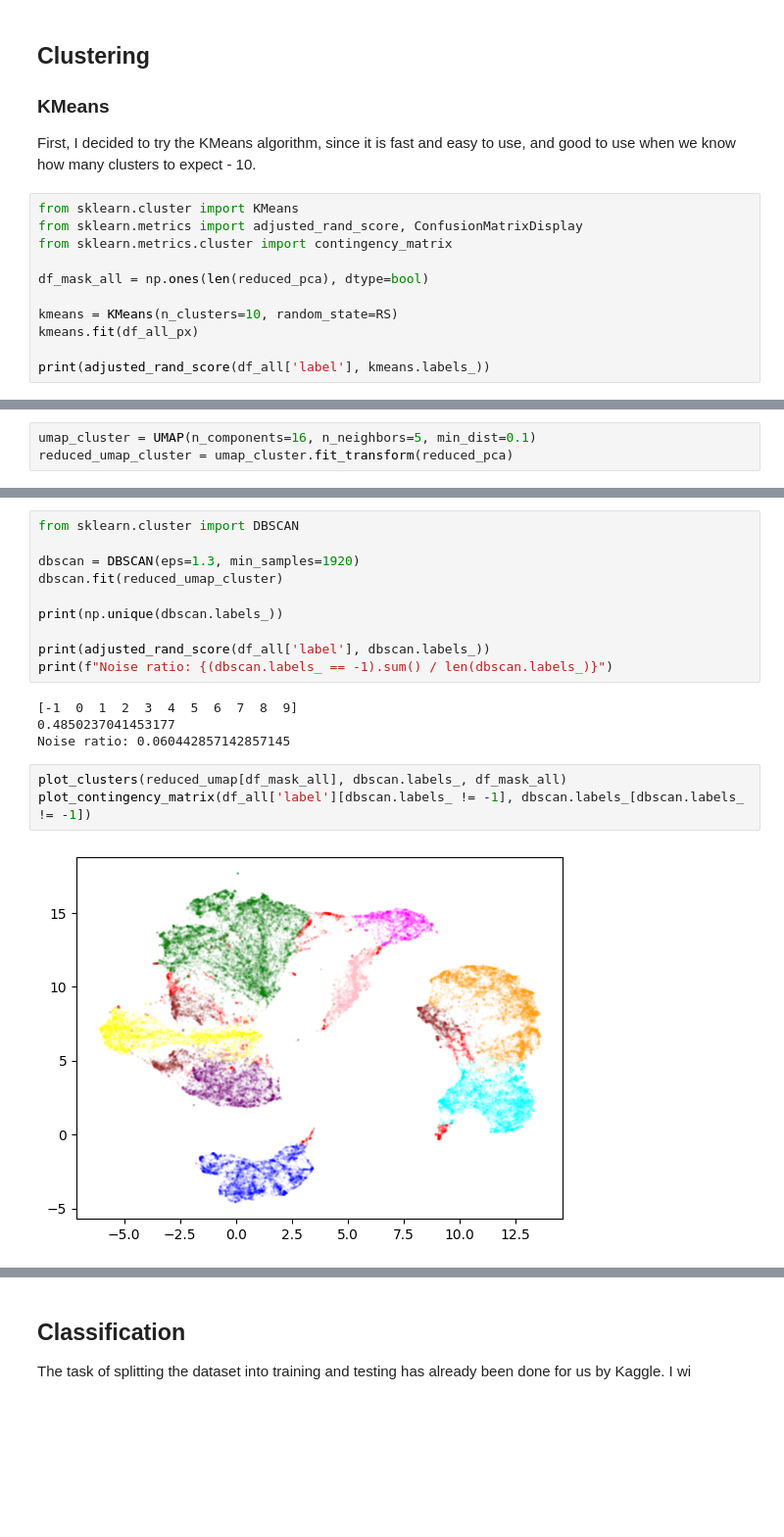
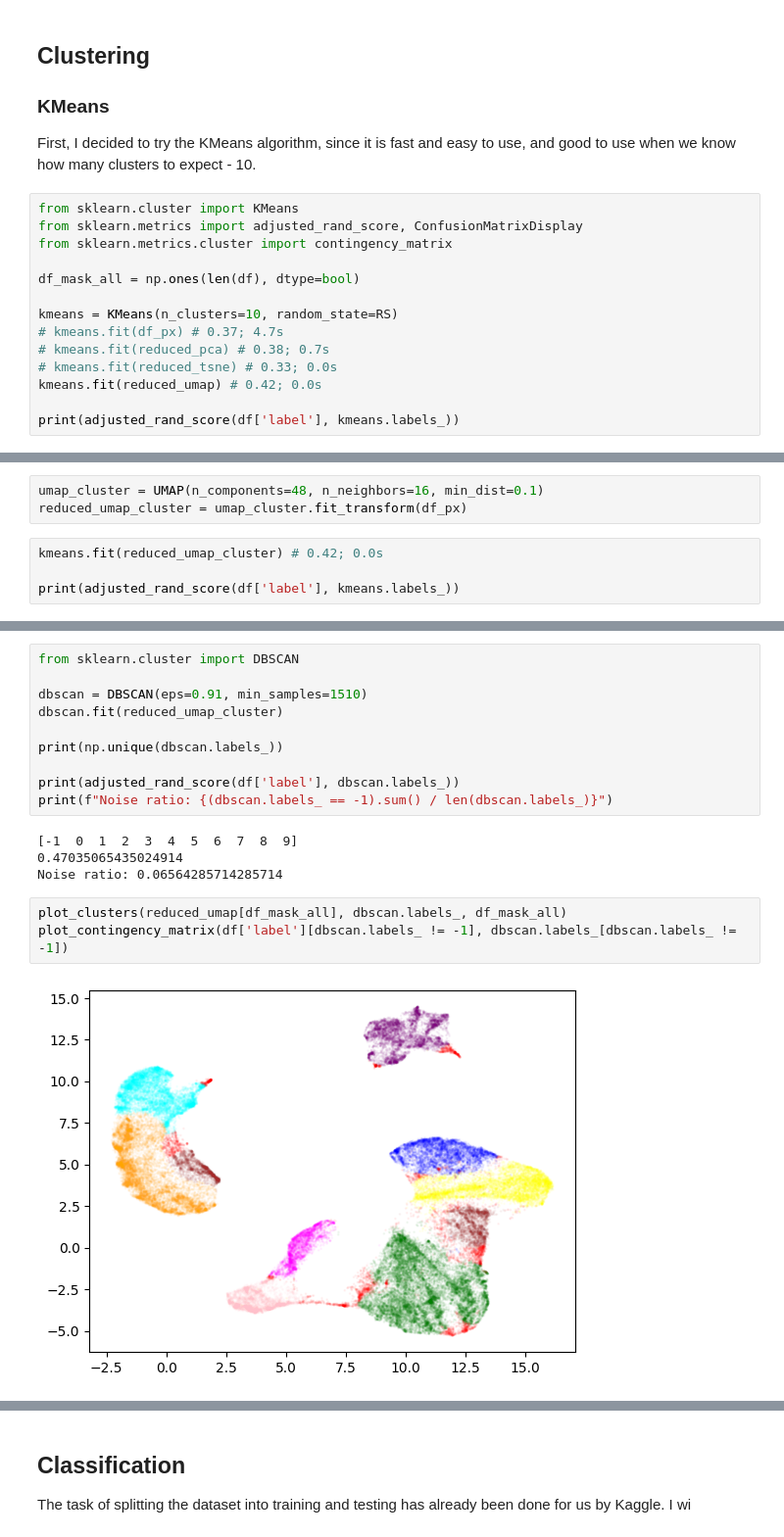
Before and after one commit to frun36/fods-fashion-mnist, a Jupyter notebook: fashion_mnist.ipynb, the cells around one changed output, grey strips where cells are left out. Shown at 98% size. Cells and saved outputs as stored; diff of their text form; blank space fills up the shorter version.

Commit message:
Slight shift of approach with UMAP reduction

```diff
--- a/fashion_mnist.ipynb
+++ b/fashion_mnist.ipynb
@@ -233,10 +232,13 @@ from sklearn.cluster import KMeans
 from sklearn.metrics import adjusted_rand_score, ConfusionMatrixDisplay
 from sklearn.metrics.cluster import contingency_matrix
 
-df_mask_all = np.ones(len(reduced_pca), dtype=bool)
+df_mask_all = np.ones(len(df), dtype=bool)
 
 kmeans = KMeans(n_clusters=10, random_state=RS)
-kmeans.fit(df_all_px)
+# kmeans.fit(df_px) # 0.37; 4.7s
+# kmeans.fit(reduced_pca) # 0.38; 0.7s
+# kmeans.fit(reduced_tsne) # 0.33; 0.0s
+kmeans.fit(reduced_umap) # 0.42; 0.0s
 
-print(adjusted_rand_score(df_all['label'], kmeans.labels_))
+print(adjusted_rand_score(df['label'], kmeans.labels_))
 # %% [output]
@@ -267,3 +272,7 @@ In order to perform those more advanced algorithms, I decided to reduce the dime
 # %%
-umap_cluster = UMAP(n_components=16, n_neighbors=5, min_dist=0.1)
-reduced_umap_cluster = umap_cluster.fit_transform(reduced_pca)
+umap_cluster = UMAP(n_components=48, n_neighbors=16, min_dist=0.1)
+reduced_umap_cluster = umap_cluster.fit_transform(df_px)
+# %%
+kmeans.fit(reduced_umap_cluster) # 0.42; 0.0s
+
+print(adjusted_rand_score(df['label'], kmeans.labels_))
@@ -273,19 +296,19 @@ I decided to first try density-based clusterings - the UMAP-reduced dataset in 2
 # %%
 from sklearn.cluster import DBSCAN
 
-dbscan = DBSCAN(eps=1.3, min_samples=1920)
+dbscan = DBSCAN(eps=0.91, min_samples=1510)
 dbscan.fit(reduced_umap_cluster)
 
 print(np.unique(dbscan.labels_))
 
-print(adjusted_rand_score(df_all['label'], dbscan.labels_))
+print(adjusted_rand_score(df['label'], dbscan.labels_))
 print(f"Noise ratio: {(dbscan.labels_ == -1).sum() / len(dbscan.labels_)}")
 # %% [output]
 [-1  0  1  2  3  4  5  6  7  8  9]
-0.4850237041453177
-Noise ratio: 0.060442857142857145
+0.47035065435024914
+Noise ratio: 0.06564285714285714
 # %%
 plot_clusters(reduced_umap[df_mask_all], dbscan.labels_, df_mask_all)
-plot_contingency_matrix(df_all['label'][dbscan.labels_ != -1], dbscan.labels_[dbscan.labels_ != -1])
+plot_contingency_matrix(df['label'][dbscan.labels_ != -1], dbscan.labels_[dbscan.labels_ != -1])
 # %% [output]
-[figure, old version]
+[figure, new version]
```
Also changed, not shown: parts of 29 cells of this notebook.
